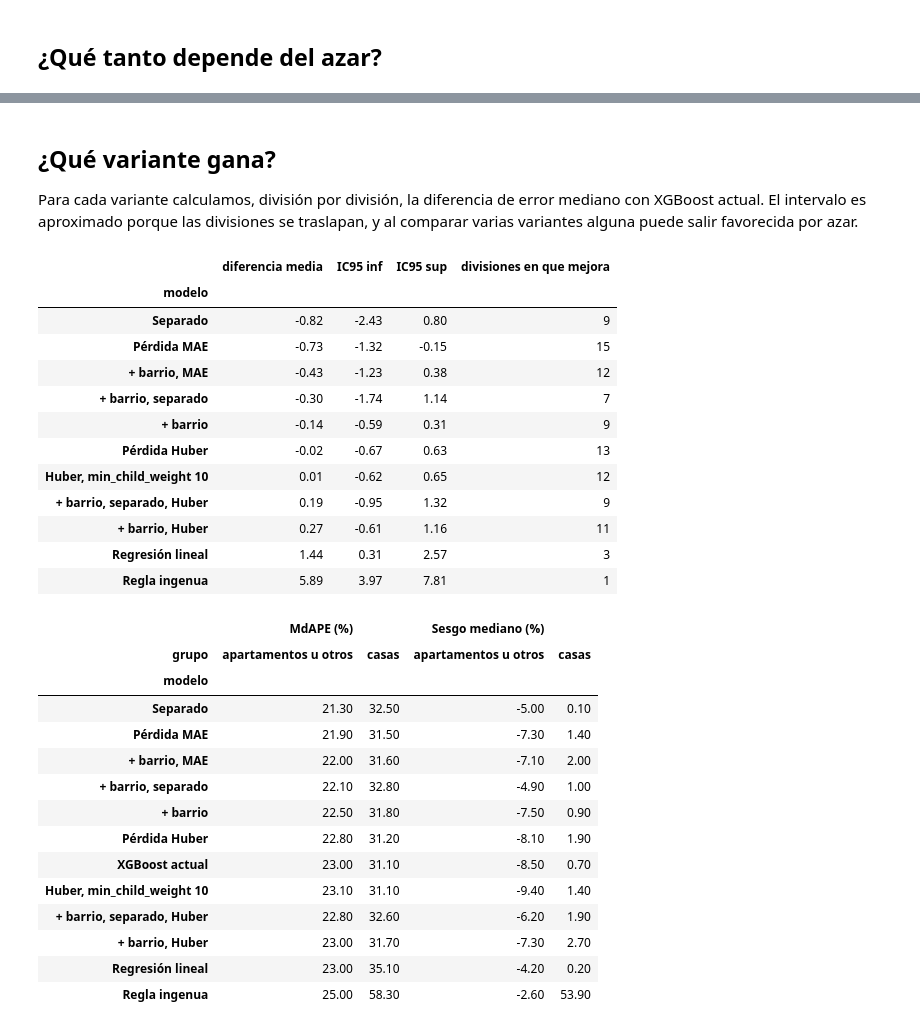
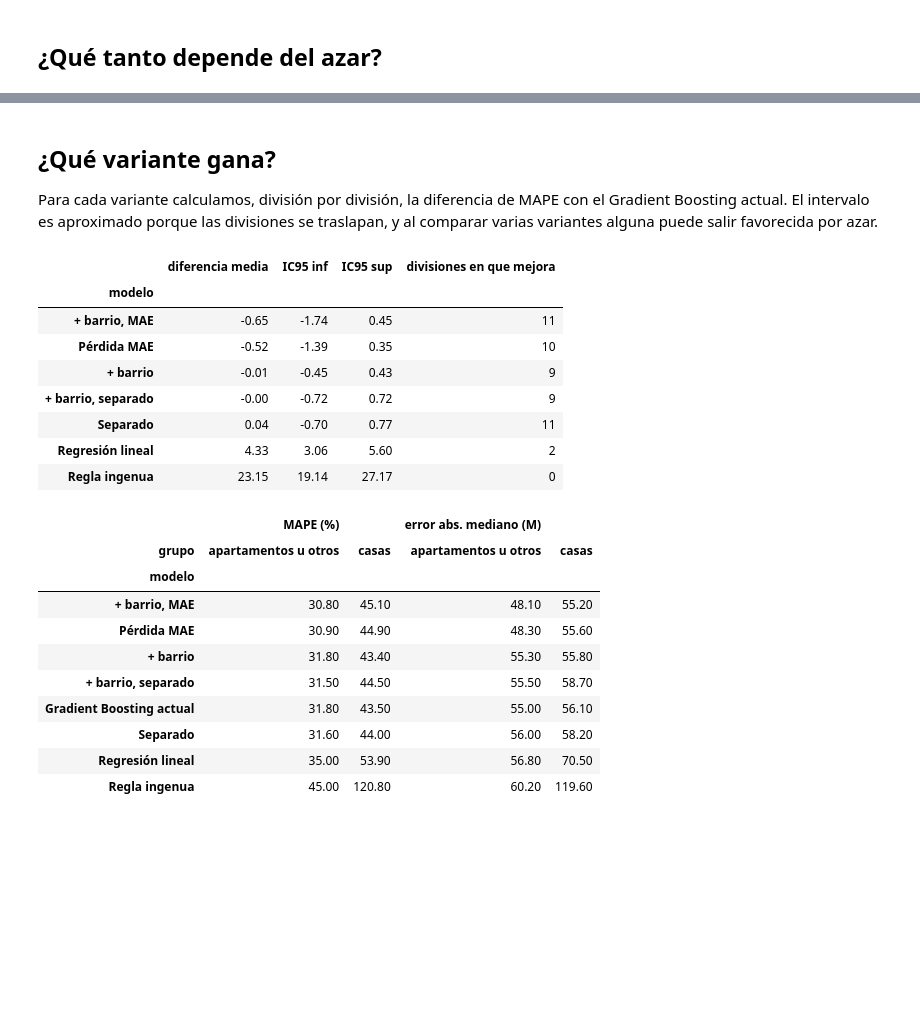
Before and after one commit to lesteban1828/EDA_Barranquilla, a Jupyter notebook: 08_evaluacion.ipynb, the cells around one changed output, grey strips where cells are left out. Cells and saved outputs as stored; diff of their text form; code cells hidden in the pictures; blank space fills up the shorter version.

```diff
--- a/08_evaluacion.ipynb
+++ b/08_evaluacion.ipynb
@@ -124,3 +96,12 @@ def metricas_completas(y, p, lat=None, lon=None):
+# %%
+def metricas_completas(y, p, lat=None, lon=None):
+    """Las cinco métricas del capítulo 7. y y p son el log10 del precio en pesos de 2025."""
+    real, pred = 10.0 ** y / 1e6, 10.0 ** p / 1e6
+    return {"R²": 1 - ((y - p) ** 2).sum() / ((y - y.mean()) ** 2).sum(),
+            "MAE (M)": np.mean(np.abs(real - pred)),
+            "RMSE (M)": np.sqrt(np.mean((real - pred) ** 2)),
+            "error abs. mediano (M)": np.median(np.abs(real - pred)),
+            "MAPE (%)": np.mean(np.abs(pred / real - 1)) * 100}
 # %% [markdown]
 ## Variantes y diseño de la comparación
 
@@ -142,16 +123,13 @@ mismas 20 divisiones, de modo que las diferencias se pueden medir división por
 deja aparte cerca del 20% de las ventas. El bloque de Alameda del Río se queda siempre en
 entrenamiento, igual que en la prueba final.
 # %%
-MEJORES = dict(n_estimators=600, learning_rate=0.05, max_depth=6, subsample=0.6,
-               colsample_bytree=0.8, min_child_weight=30, reg_lambda=10.0)
-MAE = dict(objective="reg:absoluteerror")
-HUBER = dict(objective="reg:pseudohubererror", huber_slope=0.1)
+# configuración elegida en el capítulo 7 con esta base
+MEJORES = {'min_samples_leaf': 100, 'max_leaf_nodes': 31, 'max_iter': 300, 'max_features': 0.5, 'max_depth': None, 'learning_rate': 0.05, 'l2_regularization': 1.0}
+MAE = dict(loss="absolute_error")
 CON_BARRIO = BASE + ["enc_barrio"]
 
 def ajustar(tr, te, columnas, **extra):
-    if extra.get("objective") == "reg:pseudohubererror":
-        extra = {**extra, "base_score": float(tr.log_precio.median())}
-    modelo = XGBRegressor(n_jobs=4, random_state=42, **{**MEJORES, **extra})
+    modelo = HistGradientBoostingRegressor(random_state=42, **{**MEJORES, **extra})
     return modelo.fit(tr[columnas], tr.log_precio).predict(te[columnas]).astype(float)
 
 def separar(tr, te, columnas, **extra):
@@ -180,21 +158,17 @@ def ingenua(tr, te):
 
 def lineal(tr, te):
     f = make_pipeline(SimpleImputer(strategy="median", add_indicator=True), LinearRegression())
-    return f.fit(tr[BASE], tr.log_precio).predict(te[BASE])
+    return f.fit(tr[VIVIENDA], tr.log_precio).predict(te[VIVIENDA])
 
 VARIANTES = {
     "Regla ingenua": ingenua,
     "Regresión lineal": lineal,
-    "XGBoost actual": lambda a, b: ajustar(a, b, BASE),
+    "Gradient Boosting actual": lambda a, b: ajustar(a, b, BASE),
     "+ barrio": lambda a, b: ajustar(*con_barrio(a, b), CON_BARRIO),
     "Separado": lambda a, b: separar(a, b, BASE),
     "Pérdida MAE": lambda a, b: ajustar(a, b, BASE, **MAE),
-    "Pérdida Huber": lambda a, b: ajustar(a, b, BASE, **HUBER),
-    "Huber, min_child_weight 10": lambda a, b: ajustar(a, b, BASE, **{**HUBER, "min_child_weight": 10}),
     "+ barrio, separado": lambda a, b: separar(*con_barrio(a, b), CON_BARRIO),
     "+ barrio, MAE": lambda a, b: ajustar(*con_barrio(a, b), CON_BARRIO, **MAE),
-    "+ barrio, Huber": lambda a, b: ajustar(*con_barrio(a, b), CON_BARRIO, **HUBER),
-    "+ barrio, separado, Huber": lambda a, b: separar(*con_barrio(a, b), CON_BARRIO, **HUBER),
 }
 
 def divisiones(datos, n=20, frac=0.2):
@@ -221,7 +195,7 @@ for s, es_val in divisiones(ent):
                               **metricas_completas(y[mascara], p[mascara])})
 resultados = pd.DataFrame(filas)
 todas = resultados[resultados.grupo == "todas"]
-orden = todas.groupby("modelo")["MdAPE (%)"].mean().sort_values().index
+orden = todas.groupby("modelo")["MAPE (%)"].mean().sort_values().index
 METRICAS = [c for c in resultados.columns if c not in ("division", "modelo", "grupo", "ventas", "sin_barrio")]
 todas.groupby("modelo")[METRICAS].mean().loc[orden].T.round(2)
 # %% [output]
@@ -270,12 +230,12 @@ deberse en buena parte a las zonas que cayeron ahí.
 # %% [markdown]
 ## ¿Qué variante gana?
 
-Para cada variante calculamos, división por división, la diferencia de error mediano con XGBoost
-actual. El intervalo es aproximado porque las divisiones se traslapan, y al comparar varias
+Para cada variante calculamos, división por división, la diferencia de MAPE con el Gradient
+Boosting actual. El intervalo es aproximado porque las divisiones se traslapan, y al comparar varias
 variantes alguna puede salir favorecida por azar.
 # %%
-por_division = todas.pivot(index="division", columns="modelo", values="MdAPE (%)")
-dif = por_division.sub(por_division["XGBoost actual"], axis=0).drop(columns="XGBoost actual")
+por_division = todas.pivot(index="division", columns="modelo", values="MAPE (%)")
+dif = por_division.sub(por_division["Gradient Boosting actual"], axis=0).drop(columns="Gradient Boosting actual")
 tabla_dif = pd.DataFrame({"diferencia media": dif.mean(),
                           "IC95 inf": dif.mean() - 2.093 * dif.std() / np.sqrt(len(dif)),
                           "IC95 sup": dif.mean() + 2.093 * dif.std() / np.sqrt(len(dif)),
@@ -284,37 +244,29 @@ tabla_dif.round(2)
 # %% [output]
 |  | diferencia media | IC95 inf | IC95 sup | divisiones en que mejora |
 | modelo |  |  |  |  |
-| Separado | -0.82 | -2.43 | 0.80 | 9 |
-| Pérdida MAE | -0.73 | -1.32 | -0.15 | 15 |
-| + barrio, MAE | -0.43 | -1.23 | 0.38 | 12 |
-| + barrio, separado | -0.30 | -1.74 | 1.14 | 7 |
-| + barrio | -0.14 | -0.59 | 0.31 | 9 |
-| Pérdida Huber | -0.02 | -0.67 | 0.63 | 13 |
-| Huber, min_child_weight 10 | 0.01 | -0.62 | 0.65 | 12 |
-| + barrio, separado, Huber | 0.19 | -0.95 | 1.32 | 9 |
-| + barrio, Huber | 0.27 | -0.61 | 1.16 | 11 |
-| Regresión lineal | 1.44 | 0.31 | 2.57 | 3 |
-| Regla ingenua | 5.89 | 3.97 | 7.81 | 1 |
+| + barrio, MAE | -0.65 | -1.74 | 0.45 | 11 |
+| Pérdida MAE | -0.52 | -1.39 | 0.35 | 10 |
+| + barrio | -0.01 | -0.45 | 0.43 | 9 |
+| + barrio, separado | -0.00 | -0.72 | 0.72 | 9 |
+| Separado | 0.04 | -0.70 | 0.77 | 11 |
+| Regresión lineal | 4.33 | 3.06 | 5.60 | 2 |
+| Regla ingenua | 23.15 | 19.14 | 27.17 | 0 |
 # %%
 (resultados[resultados.grupo != "todas"]
-    .pivot_table(index="modelo", columns="grupo", values=["MdAPE (%)", "Sesgo mediano (%)"])
+    .pivot_table(index="modelo", columns="grupo", values=["MAPE (%)", "error abs. mediano (M)"])
     .loc[orden].round(1))
 # %% [output]
-|  | MdAPE (%) |  | Sesgo mediano (%) |  |
+|  | MAPE (%) |  | error abs. mediano (M) |  |
 | grupo | apartamentos u otros | casas | apartamentos u otros | casas |
 | modelo |  |  |  |  |
-| Separado | 21.30 | 32.50 | -5.00 | 0.10 |
-| Pérdida MAE | 21.90 | 31.50 | -7.30 | 1.40 |
-| + barrio, MAE | 22.00 | 31.60 | -7.10 | 2.00 |
-| + barrio, separado | 22.10 | 32.80 | -4.90 | 1.00 |
-| + barrio | 22.50 | 31.80 | -7.50 | 0.90 |
-| Pérdida Huber | 22.80 | 31.20 | -8.10 | 1.90 |
-| XGBoost actual | 23.00 | 31.10 | -8.50 | 0.70 |
-| Huber, min_child_weight 10 | 23.10 | 31.10 | -9.40 | 1.40 |
-| + barrio, separado, Huber | 22.80 | 32.60 | -6.20 | 1.90 |
-| + barrio, Huber | 23.00 | 31.70 | -7.30 | 2.70 |
-| Regresión lineal | 23.00 | 35.10 | -4.20 | 0.20 |
-| Regla ingenua | 25.00 | 58.30 | -2.60 | 53.90 |
+| + barrio, MAE | 30.80 | 45.10 | 48.10 | 55.20 |
+| Pérdida MAE | 30.90 | 44.90 | 48.30 | 55.60 |
+| + barrio | 31.80 | 43.40 | 55.30 | 55.80 |
+| + barrio, separado | 31.50 | 44.50 | 55.50 | 58.70 |
+| Gradient Boosting actual | 31.80 | 43.50 | 55.00 | 56.10 |
+| Separado | 31.60 | 44.00 | 56.00 | 58.20 |
+| Regresión lineal | 35.00 | 53.90 | 56.80 | 70.50 |
+| Regla ingenua | 45.00 | 120.80 | 60.20 | 119.60 |
 # %%
 print(f"Ventas de validación en un barrio que no aparece en entrenamiento: {todas.sin_barrio.mean():.0f}% en promedio")
 # %% [output]
```
Also changed, not shown: parts of 30 cells of this notebook, 25 other files.
